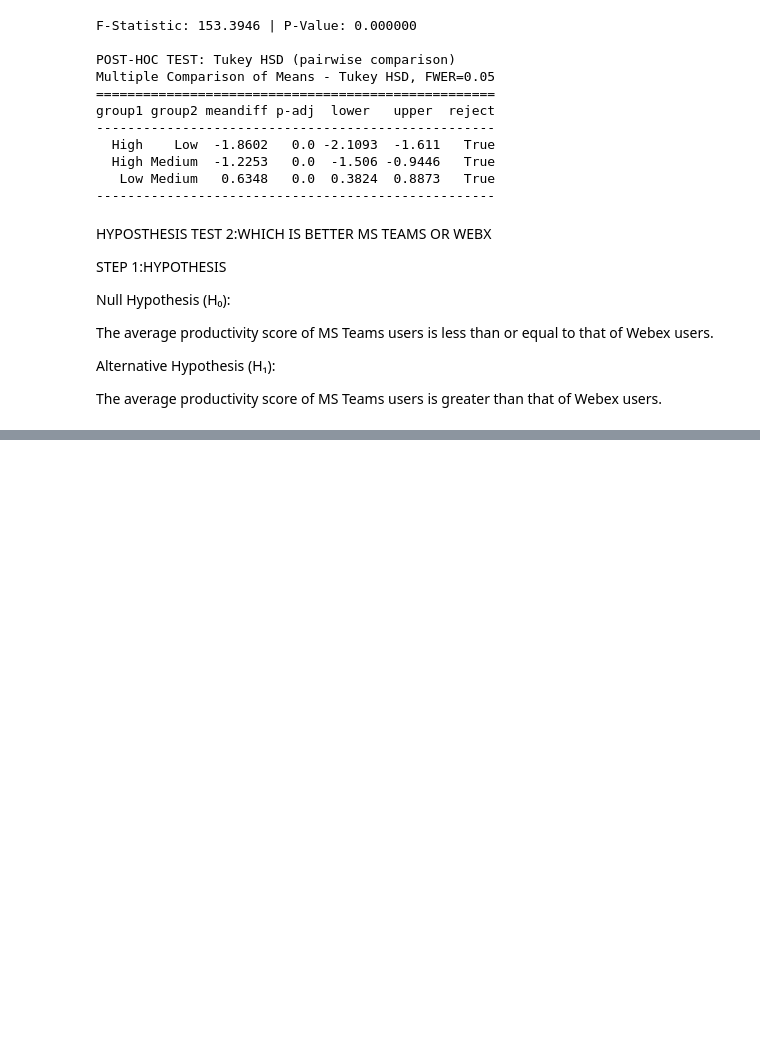
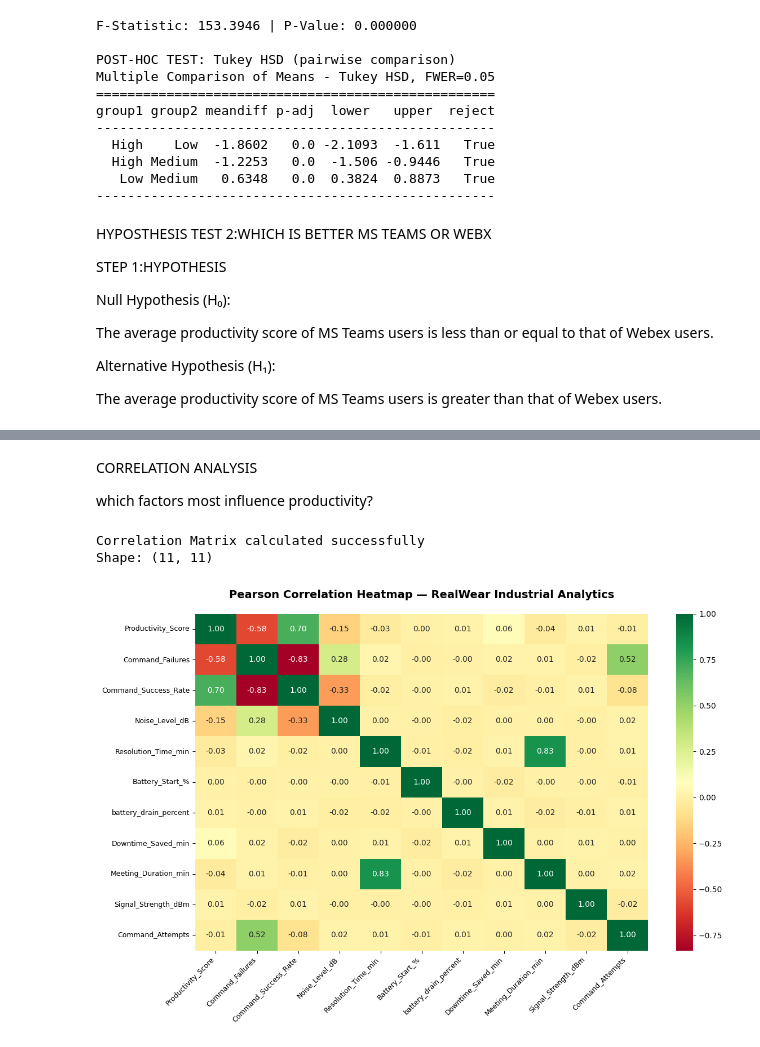
Before and after one commit to devpandey2010/Realwear-Industrial-Analytics, a Jupyter notebook: python/statistics.ipynb, the cells around one changed output, grey strips where cells are left out. Saved outputs shown, nothing was run; the diff lists cells and outputs as text; code cells hidden in the pictures; blank space fills up the shorter version.

```diff
--- a/python/statistics.ipynb
+++ b/python/statistics.ipynb
@@ -454,0 +698,37 @@ else:
+# %% [markdown]
+CORRELATION ANALYSIS
+
+which factors most influence productivity?
+# %%
+corr_cols = ['Productivity_Score', 'Command_Failures',
+             'Command_Success_Rate', 'Noise_Level_dB',
+             'Resolution_Time_min', 'Battery_Start_%',
+             'battery_drain_percent', 'Downtime_Saved_min',
+             'Meeting_Duration_min', 'Signal_Strength_dBm',
+             'Command_Attempts']
+# Calculate Pearson Correlation Matrix
+corr_matrix = df[corr_cols].corr(method='pearson')
+
+print("Correlation Matrix calculated successfully")
+print(f"Shape: {corr_matrix.shape}")
+# %% [output]
+Correlation Matrix calculated successfully
+Shape: (11, 11)
+# %%
+# CORRELATION HEATMAP
+plt.figure(figsize=(12, 8))
+
+# Create heatmap
+sns.heatmap(
+    corr_matrix,
+    annot=True,           # show correlation values
+    fmt='.2f',            # 2 decimal places
+    cmap='RdYlGn',        # Red=negative, Yellow=neutral, Green=positive
+)
+plt.title('Pearson Correlation Heatmap — RealWear Industrial Analytics',
+          fontsize=14, fontweight='bold', pad=20)
+plt.xticks(rotation=45, ha='right', fontsize=9)
+plt.yticks(rotation=0, fontsize=9)
+plt.tight_layout()
+# %% [output]
+[figure, added]
```
Also changed, not shown: parts of 8 cells of this notebook, 2 other files.
